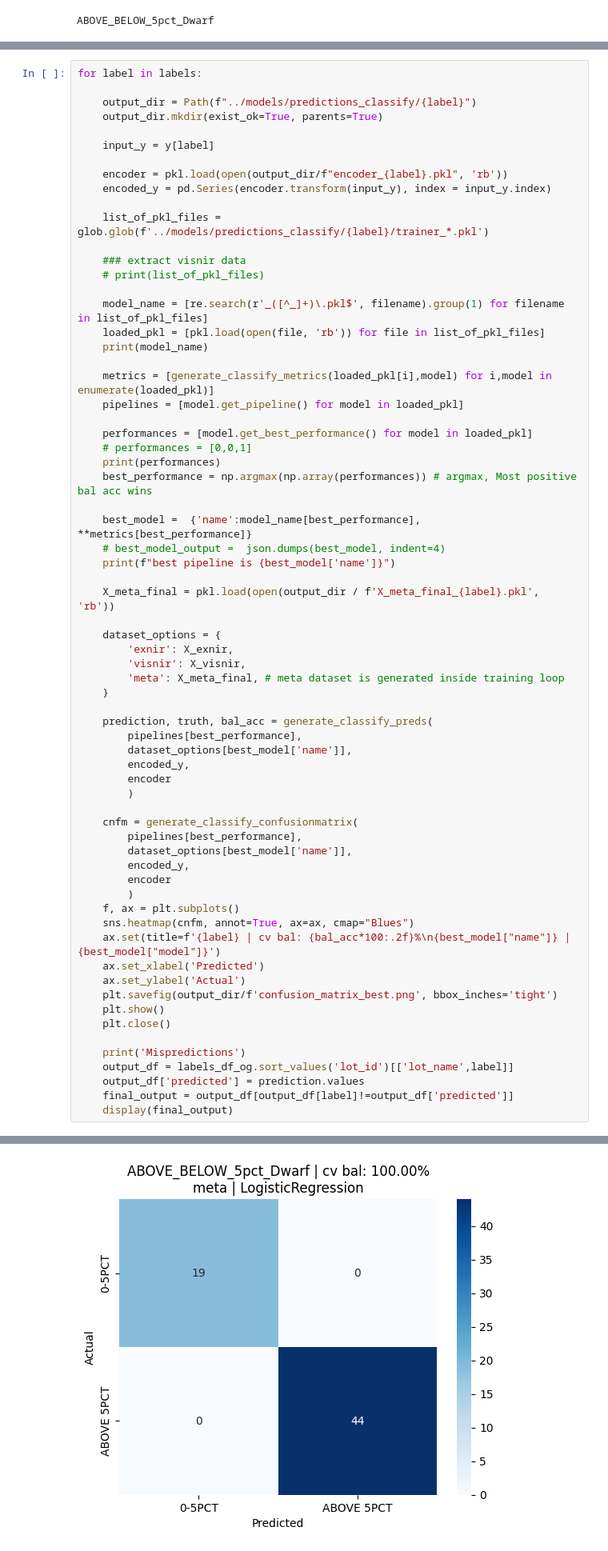
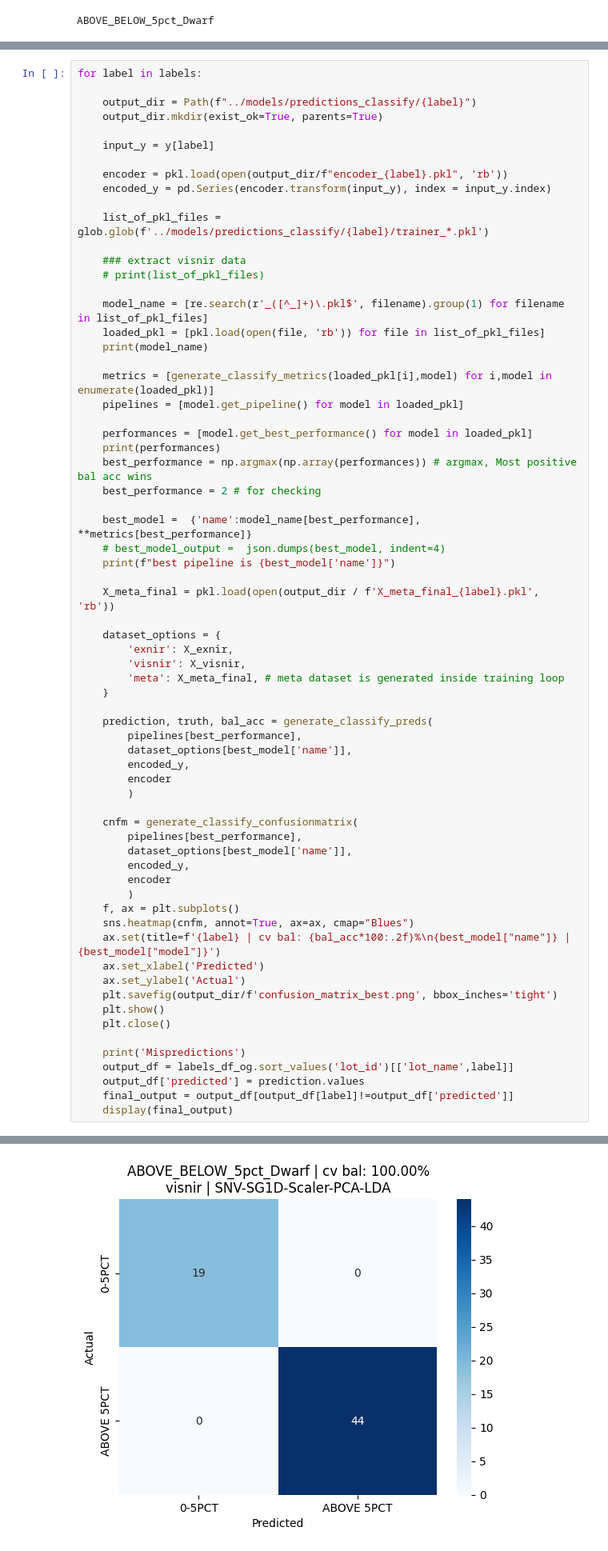
Before and after one commit to ryan-soh-pprint/DS_template, a Jupyter notebook: notebooks/04_classify_v5.ipynb, the cells around one changed output, grey strips where cells are left out. Shown: that part at 80% size. Cells and saved outputs as stored; diff of their text form.

```diff
--- a/notebooks/04_classify_v5.ipynb
+++ b/notebooks/04_classify_v5.ipynb
@@ -696,9 +696,9 @@ for label in labels:
     pipelines = [model.get_pipeline() for model in loaded_pkl]
 
     performances = [model.get_best_performance() for model in loaded_pkl]
-    # performances = [0,0,1]
     print(performances)
     best_performance = np.argmax(np.array(performances)) # argmax, Most positive bal acc wins
+    best_performance = 2 # for checking
 
     best_model =  {'name':model_name[best_performance], **metrics[best_performance]}
     # best_model_output =  json.dumps(best_model, indent=4)
@@ -746,4 +746,4 @@ best pipeline is meta
-[figure, old version]
+[figure, new version]
 Mispredictions
 |  | lot_name | ABOVE_BELOW_5pct_Dwarf | predicted |
 | lot_id |  |  |  |
```
Also changed, not shown: parts of 2 cells of this notebook, 1 other file.
